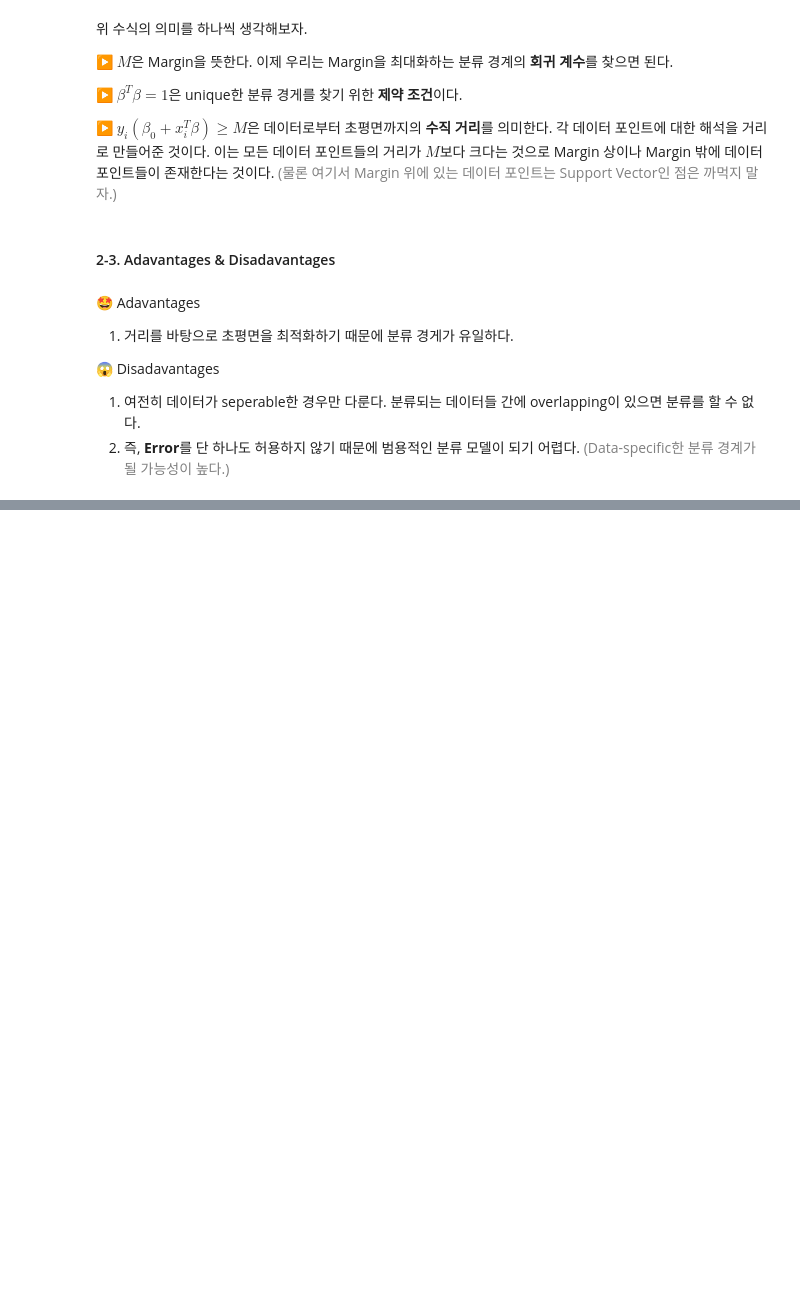
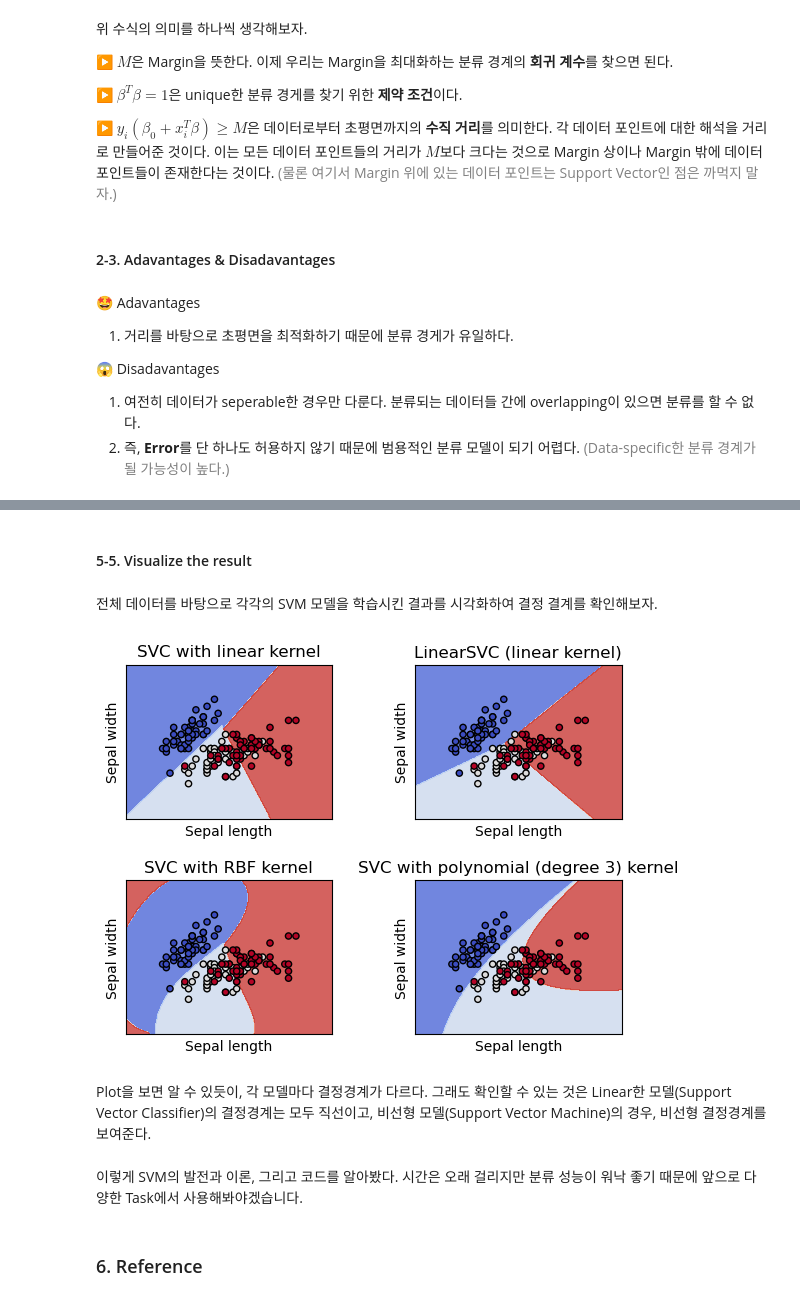
Before and after one commit to Sangvierr/ML-Study, a Jupyter notebook: Theme 3. SVM.ipynb, the cells around one changed output, grey strips where cells are left out. Drawn from its saved outputs; the diff is of its cells as text; code cells hidden in the pictures; blank space fills up the shorter version.

```diff
--- a/Theme 3. SVM.ipynb
+++ b/Theme 3. SVM.ipynb
@@ -98,0 +225,4 @@ https://kr.piliapp.com/emoji/list/
+# %%
+# 데이터와 레이블 정의
+X = iris.data[:, :2]
+y = iris.target
@@ -98,0 +322,4 @@ https://kr.piliapp.com/emoji/list/
+# %% [markdown]
+#### 5-5. Visualize the result
+# %% [markdown]
+전체 데이터를 바탕으로 각각의 SVM 모델을 학습시킨 결과를 시각화하여 결정 결계를 확인해보자.
@@ -98,0 +341,49 @@ https://kr.piliapp.com/emoji/list/
+# %%
+# 데이터 로드하기
+iris = load_iris()
+
+X = iris.data[:, :2]
+y = iris.target
+
+# 모델 정의&피팅
+C = 1.0
+models = (svm.SVC(kernel='linear', C=C),
+          svm.LinearSVC(C=C, max_iter=10000),
+          svm.SVC(kernel='rbf', gamma=0.7, C=C),
+          svm.SVC(kernel='poly', degree=3, gamma='auto', C=C))
+models = (clf.fit(X, y) for clf in models)
+# %%
+# plot title 형성
+titles = ('SVC with linear kernel',
+          'LinearSVC (linear kernel)',
+          'SVC with RBF kernel',
+          'SVC with polynomial (degree 3) kernel')
+# %%
+# plot 그리기
+fig, sub = plt.subplots(2, 2)
+plt.subplots_adjust(wspace=0.4, hspace=0.4)
+
+X0, X1 = X[:, 0], X[:, 1]
+xx, yy = make_meshgrid(X0, X1)
+
+for clf, title, ax in zip(models, titles, sub.flatten()):
+    plot_contours(ax, clf, xx, yy,
+                  cmap=plt.cm.coolwarm, alpha=0.8)
+    ax.scatter(X0, X1, c=y, cmap=plt.cm.coolwarm, s=20, edgecolors='k')
+    ax.set_xlim(xx.min(), xx.max())
+    ax.set_ylim(yy.min(), yy.max())
+    ax.set_xlabel('Sepal length')
+    ax.set_ylabel('Sepal width')
+    ax.set_xticks(())
+    ax.set_yticks(())
+    ax.set_title(title)
+
+plt.show()
+# %% [output]
+[figure, added]
+# %% [markdown]
+Plot을 보면 알 수 있듯이, 각 모델마다 결정경계가 다르다. 그래도 확인할 수 있는 것은 Linear한 모델(Support Vector Classifier)의 결정경계는 모두 직선이고, 비선형 모델(Support Vector Machine)의 경우, 비선형 결정경계를 보여준다.
+# %% [markdown]
+이렇게 SVM의 발전과 이론, 그리고 코드를 알아봤다. 시간은 오래 걸리지만 분류 성능이 워낙 좋기 때문에 앞으로 다양한 Task에서 사용해봐야겠습니다.
+# %% [markdown]
+### 6. Reference
```
Also changed, not shown: parts of 52 cells of this notebook.
